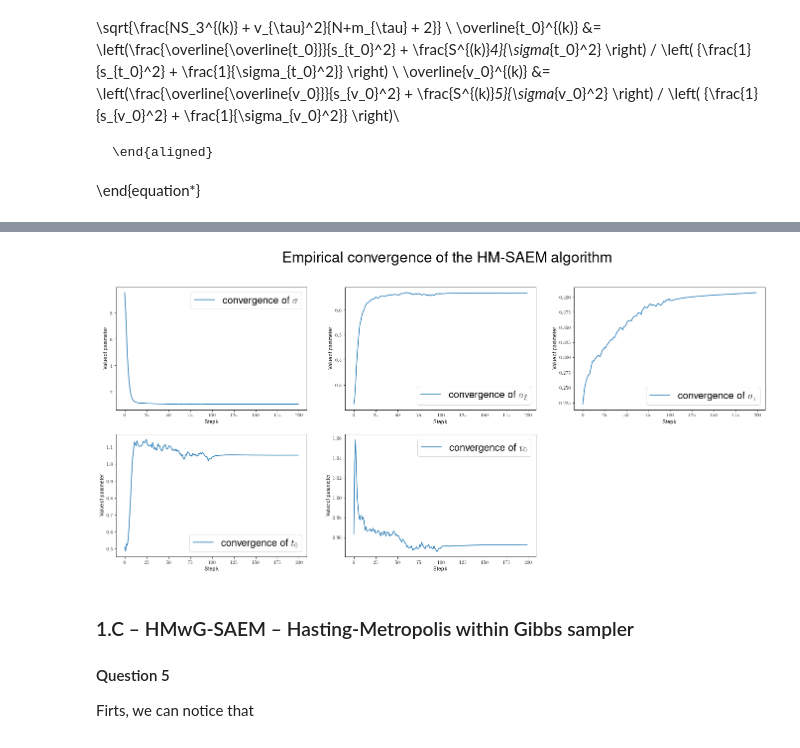
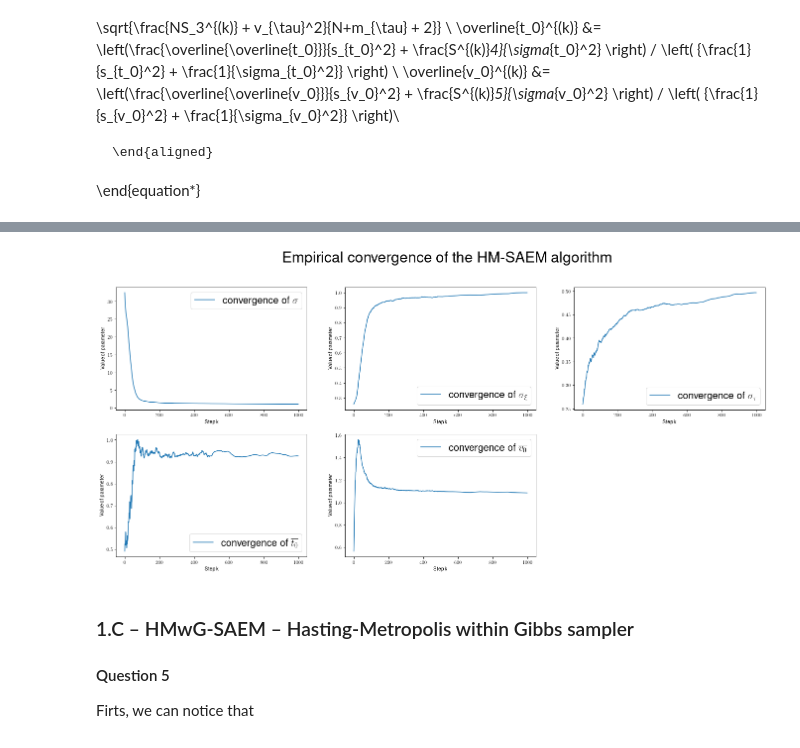
Before and after one commit to simonqueric/MVA, a Jupyter notebook: ComputationalStatistics/Lab3/TP3_Simon_Queric.ipynb, the cells around one changed output, grey strips where cells are left out. Cells and saved outputs as stored; diff of their text form; code cells hidden in the pictures.

```diff
--- a/ComputationalStatistics/Lab3/TP3_Simon_Queric.ipynb
+++ b/ComputationalStatistics/Lab3/TP3_Simon_Queric.ipynb
@@ -179,7 +201,12 @@ def Copy(x) :
 # %%
 @jit(nopython=True)
-def log_pi(z) :
+def log_pi(z, param) :
    N = int(len(z)/2 - 1)
+   theta = np.copy(param)
+   sigma2 = theta[0]**2
+   sigma_xi2 = theta[1]**2
+   sigma_tau2 = theta[2]**2
+   t0_, v0_ = theta[3], theta[4]
    t0 = z[0]
    v0 = z[1]
    xi = z[2:N+2]
@@ -245,7 +279,7 @@ plt.show()
 z0 = np.zeros(2*N+2)
 z0[0], z0[1] = 1, 1
 
-sample, acceptance_rate, log_prob = sym_metropolis_hasting(z0, log_pi, sigma_prop=1e-1/2, n_iter=100)
+sample, acceptance_rate, log_prob = sym_metropolis_hasting(z0, log_pi, param=theta_true, sigma_prop=1e-1/2, n_iter=100)
 # %%
 fig = plt.figure(figsize=(12, 8))
 acceptance_rate = np.array(acceptance_rate)
@@ -336,7 +370,7 @@ def hm_saem(z0, theta0, y, nb_iter = 50, hm_iter=100, sigma_prop=1e-6, n_burn_in
         else :
             eps = (k-n_burn_in)**(-alpha)
 
-        sample, _, _ = sym_metropolis_hasting(zk, log_pi, sigma_prop=sigma_prop, n_iter=hm_iter)
+        sample, _, _ = sym_metropolis_hasting(zk, log_pi, param=thetak, sigma_prop=sigma_prop, n_iter=hm_iter)
         zk = sample[-1]
         Sk = Sk + eps*(S(y, zk) - Sk)
         thetak[0] = np.sqrt((K*N*Sk[0] + v**2)/(K*N+m+2))
@@ -361,5 +395,5 @@ array([1.0065313 , 0.67021632, 0.86769189, 1.02759827, 0.92759981])
 # %%
-theta, z, param = hm_saem(np.zeros(2*N+2), np.zeros(5), y, nb_iter=200, hm_iter=500, sigma_prop=1e-2/2, n_burn_in=100, alpha=3/2)
+theta, z, param = hm_saem(np.zeros(2*N+2), np.ones(5), y, nb_iter=1000, hm_iter=100, sigma_prop=1e-2/2, n_burn_in=500, alpha=(1+1e-2)/2)
 # %%
 theta
 # %% [output]
@@ -367,37 +401,36 @@ array([1.05694132, 0.66627116, 0.40718166, 1.05140357, 0.95263128])
 # %%
-name_param = ["$\sigma$ ", r"$\sigma_{\xi}$", r"$\sigma_{\tau}$", "$t_0$", "$v_0$"]
+name_param = ["$\sigma$ ", r"$\sigma_{\xi}$", r"$\sigma_{\tau}$", r"$\overline{t_0}$", r"$\overline{v_0}$"]
 
 fig = plt.figure(figsize=(40, 10))
 t = 0.7
 mid =  t*fig.subplotpars.left + (1-t)*fig.subplotpars.right
 fig.suptitle("Empirical convergence of the HM-SAEM algorithm", fontsize=30, x=mid)
 
 gs = GridSpec(2, 5, width_ratios=[2, 2, 2, 2, 2])
 plt.rcParams.update({
     "text.usetex": True,
     "font.family": "sans-serif",
     "font.sans-serif": "Helvetica",
 })
 
-# Plot each curve on a separate subplot
 axs = [
     fig.add_subplot(gs[0, 0]),
     fig.add_subplot(gs[0, 1]),
     fig.add_subplot(gs[0, 2]),
     fig.add_subplot(gs[1, 0]),
     fig.add_subplot(gs[1, 1])
 ]
 
 for i in range(len(theta)) :
     q, r = i//3, i%3
     axs[i].plot(param[:,i])
     axs[i].set_xlabel("Step k")
     axs[i].set_ylabel("Value of parameter")
     axs[i].legend(["convergence of " + name_param[i]], fontsize=20)
 #plt.savefig('test.pdf')
 plt.show()
 # %% [output]
-[figure, old version]
+[figure, new version]
 # %% [markdown]
 ### 1.C – HMwG-SAEM – Hasting-Metropolis within Gibbs sampler
 
```
Also changed, not shown: parts of 33 cells of this notebook.
